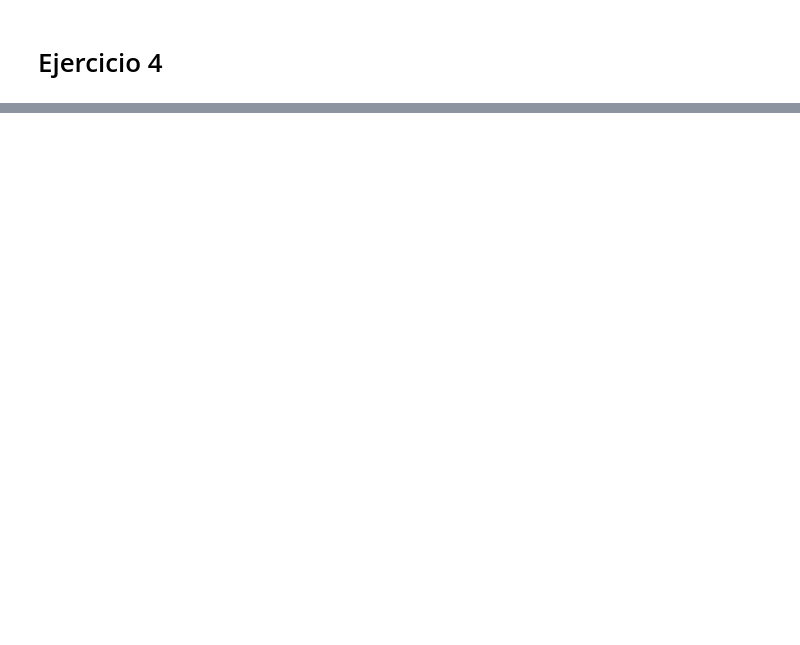
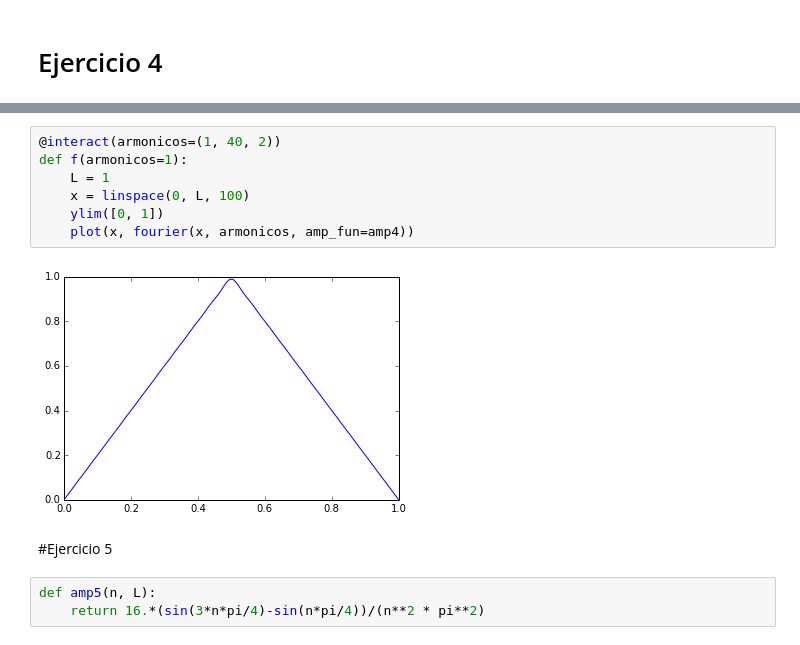
Before and after one commit to ababino/fisica2, a Jupyter notebook: guia3.ipynb, the cells around one changed output, grey strips where cells are left out. Drawn from its saved outputs; the diff is of its cells as text; blank space fills up the shorter version.

Commit message:
ejercicio 5

```diff
--- a/guia3.ipynb
+++ b/guia3.ipynb
@@ -25,0 +33,14 @@ def f(armonicos=1):
+# %%
+@interact(armonicos=(1, 40, 2))
+def f(armonicos=1):
+    L = 1
+    x = linspace(0, L, 100)
+    ylim([0, 1])
+    plot(x, fourier(x, armonicos, amp_fun=amp4))
+# %% [output]
+[figure, added]
+# %% [markdown]
+#Ejercicio 5
+# %%
+def amp5(n, L):
+    return 16.*(sin(3*n*pi/4)-sin(n*pi/4))/(n**2 * pi**2)
```
Also changed, not shown: parts of 6 cells of this notebook.
